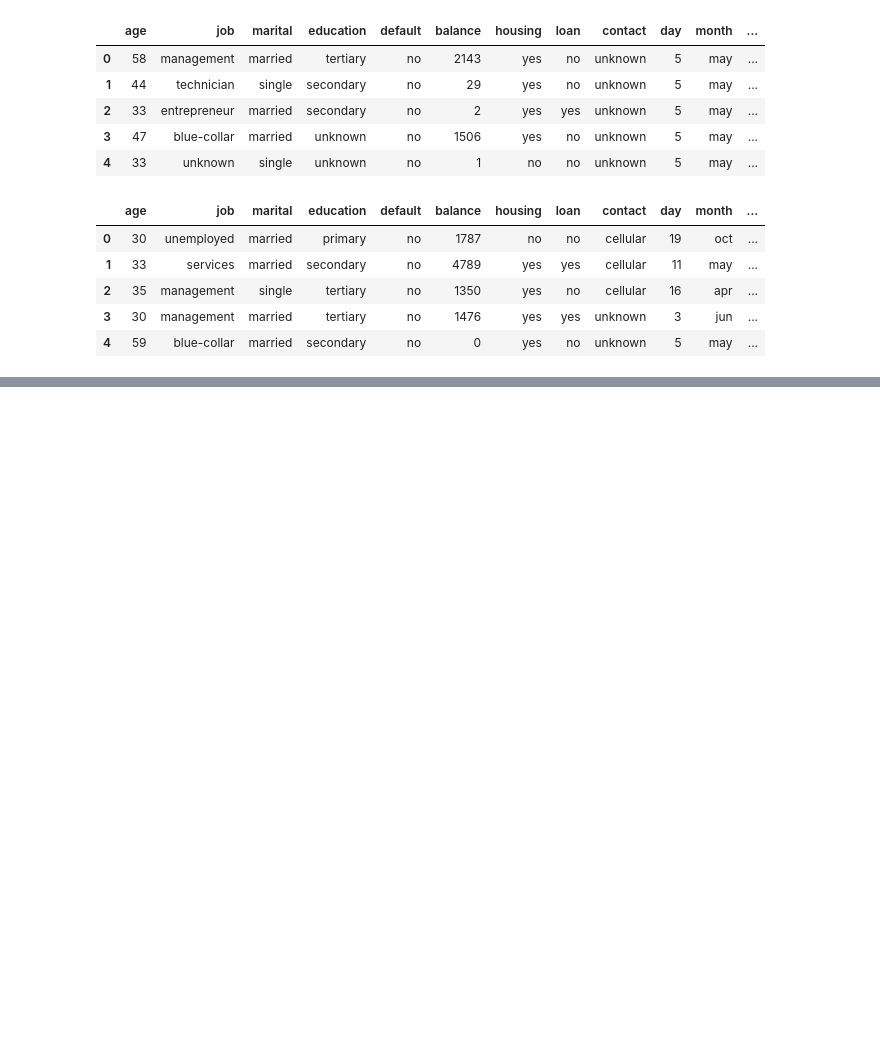
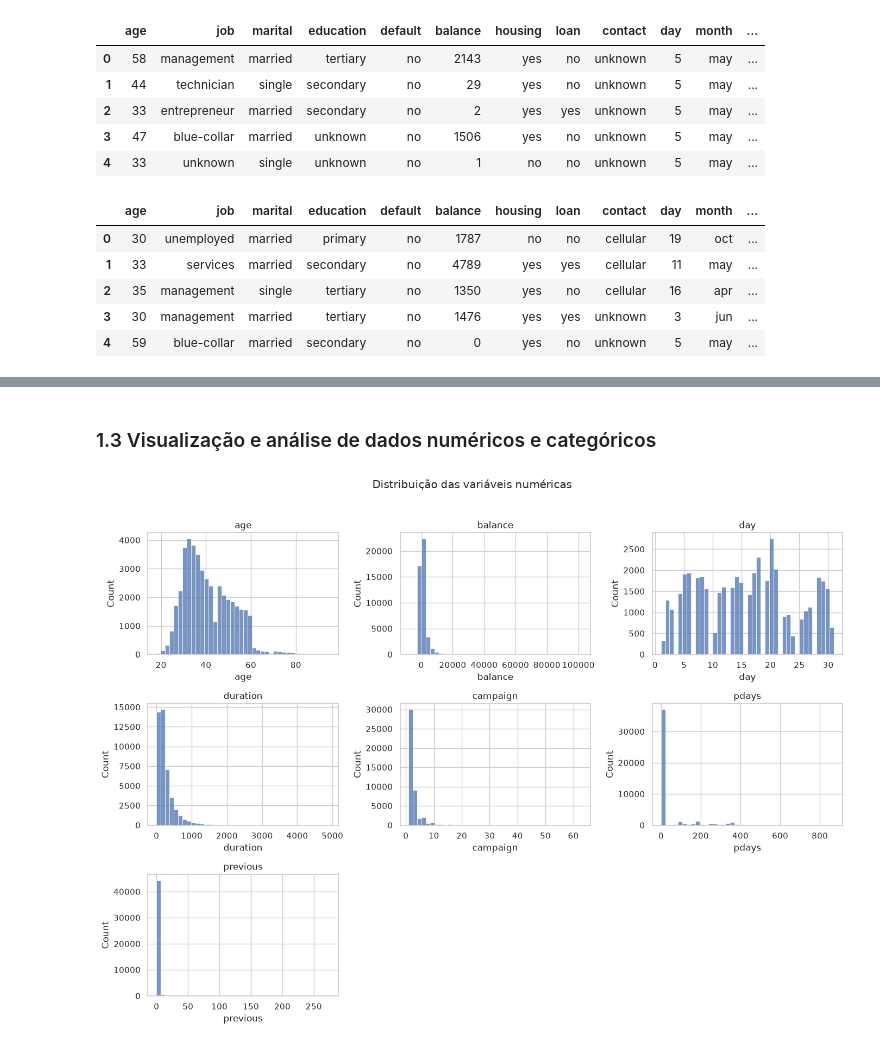
Before and after one commit to solanojacon/keyrus, a Jupyter notebook: bank_marketing.ipynb, the cells around one changed output, grey strips where cells are left out. Saved outputs shown, nothing was run; the diff lists cells and outputs as text; code cells hidden in the pictures; blank space fills up the shorter version.

```diff
--- a/bank_marketing.ipynb
+++ b/bank_marketing.ipynb
@@ -70,0 +98,7 @@ bank_df.head()
+# %%
+# Listas reutilizadas nas subseções seguintes
+NUM_COLS = ["age", "balance", "day", "duration", "campaign", "pdays", "previous"]
+CAT_COLS = ["job", "marital", "education", "default", "housing", "loan", "contact", "month", "poutcome"]
+assert set(NUM_COLS) | set(CAT_COLS) | {"y"} == set(bank_full_df.columns)
+
+bank_full_df[NUM_COLS].describe()
@@ -70,0 +178,20 @@ bank_df.head()
+# %% [markdown]
+### 1.3 Visualização e análise de dados numéricos e categóricos
+# %%
+import matplotlib.pyplot as plt
+import seaborn as sns
+
+sns.set_theme(style="whitegrid")
+
+fig, axes = plt.subplots(3, 3, figsize=(14, 10))
+axes = axes.flatten()
+for ax, col in zip(axes, NUM_COLS):
+    sns.histplot(bank_full_df[col], bins=40, ax=ax)
+    ax.set_title(col)
+for ax in axes[len(NUM_COLS):]:
+    ax.axis("off")
+fig.suptitle("Distribuição das variáveis numéricas", y=1.02)
+fig.tight_layout()
+plt.show()
+# %% [output]
+[figure, added]
```
Also changed, not shown: parts of 20 cells of this notebook, 3 other files.
